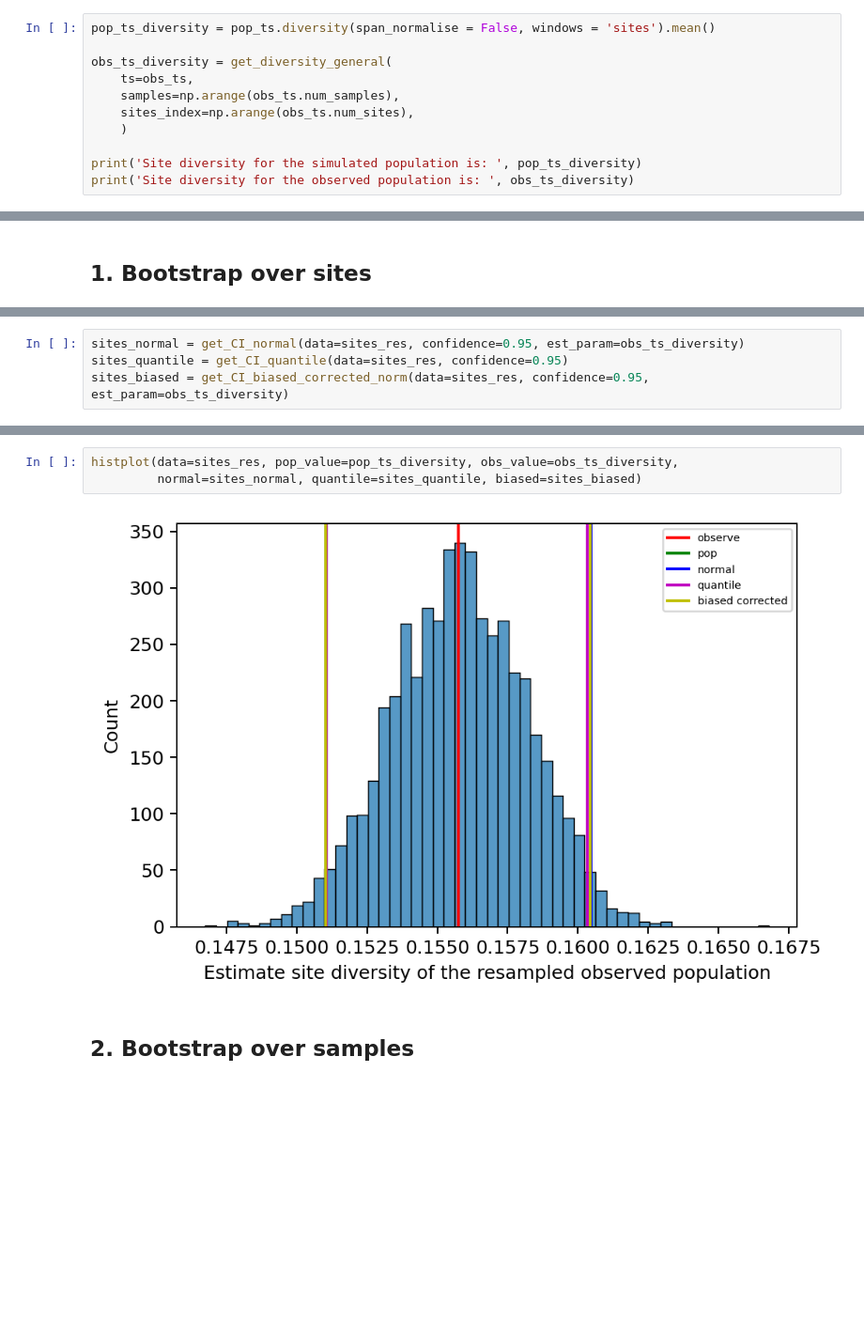
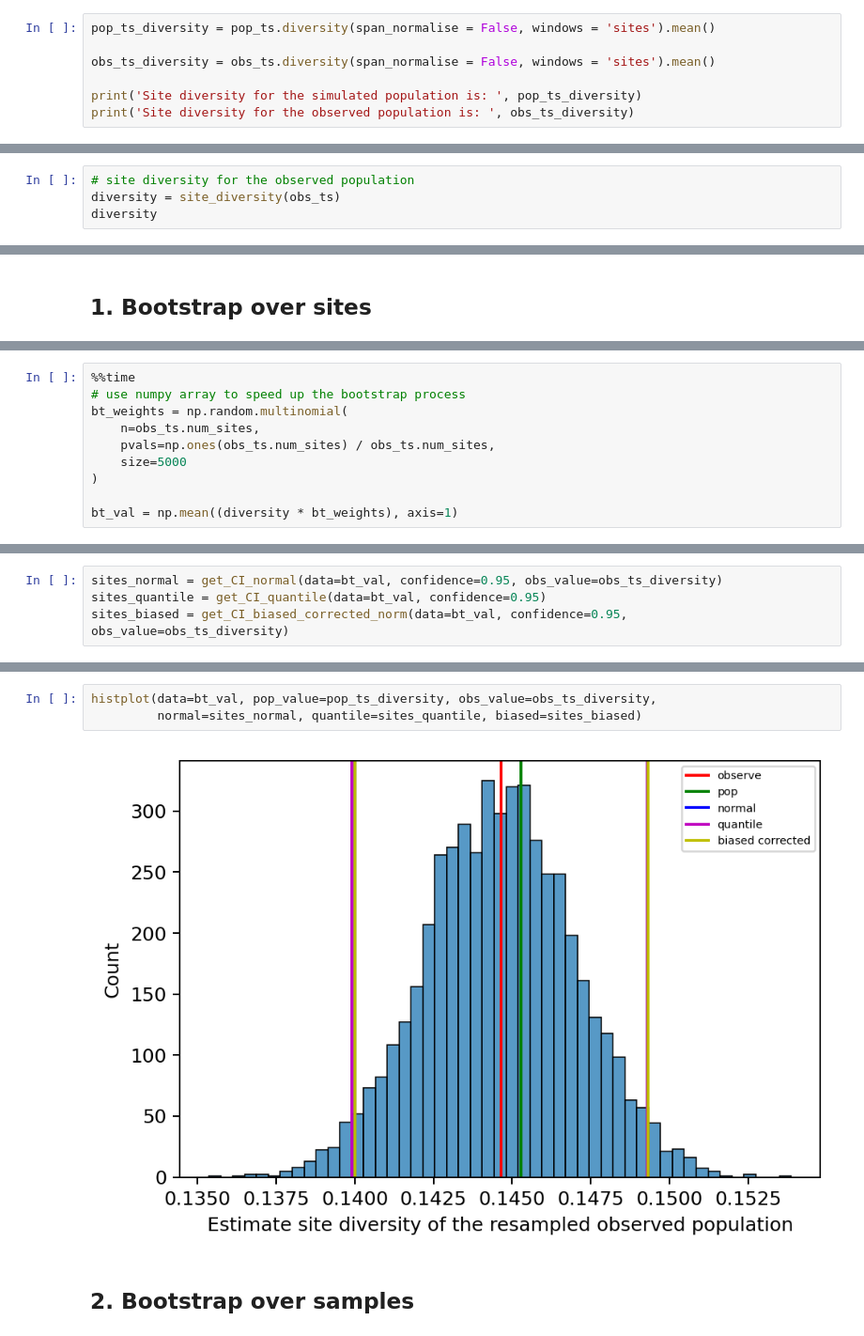
Before and after one commit to rwaples/resampling, a Jupyter notebook: resample_site_diversity.ipynb, the cells around one changed output, grey strips where cells are left out. Shown at 94% size. Drawn from its saved outputs; the diff is of its cells as text; blank space fills up the shorter version.

```diff
--- a/resample_site_diversity.ipynb
+++ b/resample_site_diversity.ipynb
@@ -226,11 +220,7 @@ obs_ts.num_samples, obs_ts.num_sites
 # %%
 pop_ts_diversity = pop_ts.diversity(span_normalise = False, windows = 'sites').mean()
 
-obs_ts_diversity = get_diversity_general(
-    ts=obs_ts,
-    samples=np.arange(obs_ts.num_samples),
-    sites_index=np.arange(obs_ts.num_sites),
-    )
+obs_ts_diversity = obs_ts.diversity(span_normalise = False, windows = 'sites').mean()
 
 print('Site diversity for the simulated population is: ', pop_ts_diversity)
 print('Site diversity for the observed population is: ', obs_ts_diversity)
@@ -239,0 +234,4 @@ Site diversity for the observed population is:  0.15575668686868688
+# %%
+# site diversity for the observed population
+diversity = site_diversity(obs_ts)
+diversity
@@ -249,0 +243,10 @@ for _ in range(5000):
+# %%
+%%time
+# use numpy array to speed up the bootstrap process
+bt_weights = np.random.multinomial(
+    n=obs_ts.num_sites,
+    pvals=np.ones(obs_ts.num_sites) / obs_ts.num_sites,
+    size=5000
+)
+
+bt_val = np.mean((diversity * bt_weights), axis=1)
@@ -250,7 +256,7 @@ for _ in range(5000):
 # %%
-sites_normal = get_CI_normal(data=sites_res, confidence=0.95, est_param=obs_ts_diversity)
-sites_quantile = get_CI_quantile(data=sites_res, confidence=0.95)
-sites_biased = get_CI_biased_corrected_norm(data=sites_res, confidence=0.95, est_param=obs_ts_diversity)
+sites_normal = get_CI_normal(data=bt_val, confidence=0.95, obs_value=obs_ts_diversity)
+sites_quantile = get_CI_quantile(data=bt_val, confidence=0.95)
+sites_biased = get_CI_biased_corrected_norm(data=bt_val, confidence=0.95, obs_value=obs_ts_diversity)
 # %%
 print('Normal CI', sites_normal, '\n')
 print('Quantile CI', sites_quantile, '\n')
@@ -264,8 +270,8 @@ Biased Corrected Normal CI (0.15102993336747, 0.16042624439414616)
 # %%
-histplot(data=sites_res, pop_value=pop_ts_diversity, obs_value=obs_ts_diversity,
+histplot(data=bt_val, pop_value=pop_ts_diversity, obs_value=obs_ts_diversity,
          normal=sites_normal, quantile=sites_quantile, biased=sites_biased)
 # %% [output]
-[figure, old version]
+[figure, new version]
 # %% [markdown]
 ## 2. Bootstrap over samples
 # %%
```
Also changed, not shown: parts of 66 cells of this notebook, 1 other file.
